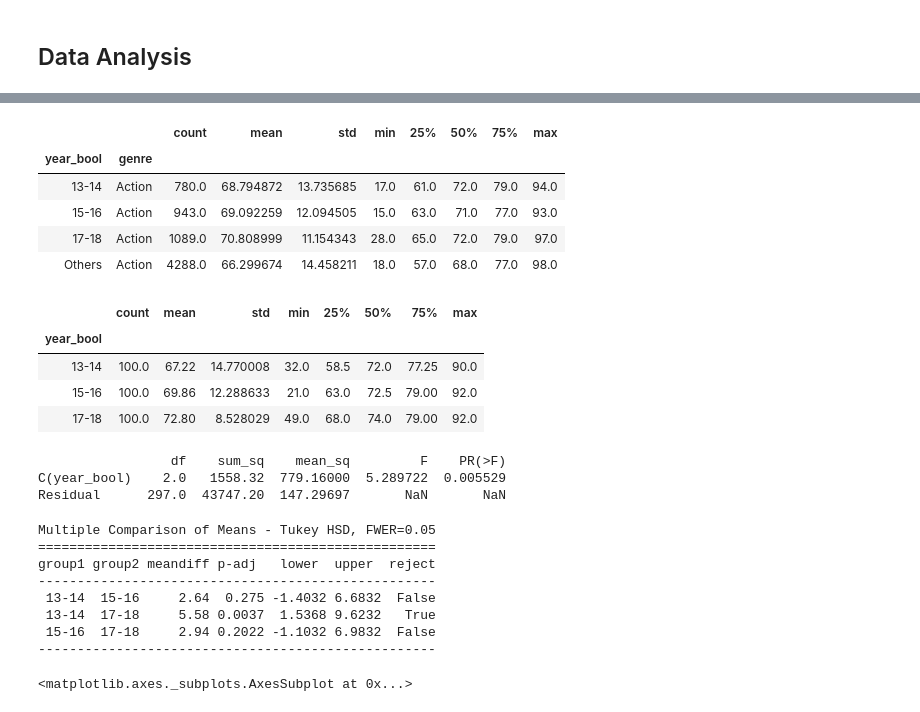
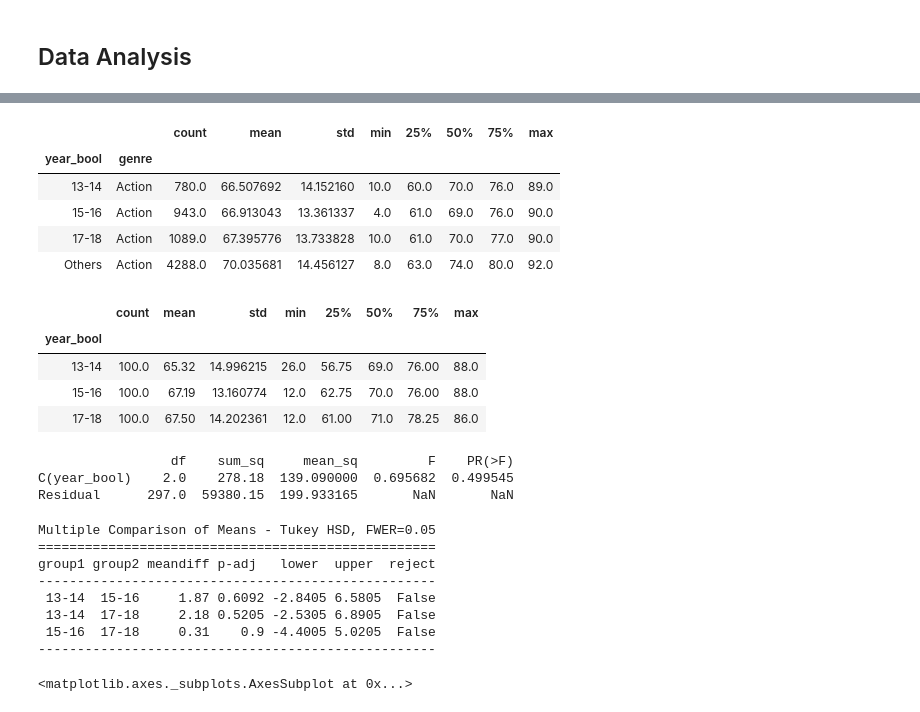
Before and after one commit to songyingho/metacritic_games_statistics, a Jupyter notebook: index.ipynb, the cells around one changed output, grey strips where cells are left out. Cells and saved outputs as stored; diff of their text form; code cells hidden in the pictures.

```diff
--- a/index.ipynb
+++ b/index.ipynb
@@ -197,14 +235,14 @@ df.head()
 | 4 | Quake | PC | id Software | id Software | Action | Mature 17+ | 1996 | Others | 94 | ... |
 # %%
 actiondf = df[df.genre == 'Action']
-actiondf.metascore.groupby([df.year_bool,df.genre]).describe()
+actiondf.user_score.groupby([df.year_bool,df.genre]).describe()
 # %% [output]
 |  |  | count | mean | std | min | 25% | 50% | 75% | max |
 | year_bool | genre |  |  |  |  |  |  |  |  |
-| 13-14 | Action | 780.0 | 68.794872 | 13.735685 | 17.0 | 61.0 | 72.0 | 79.0 | 94.0 |
-| 15-16 | Action | 943.0 | 69.092259 | 12.094505 | 15.0 | 63.0 | 71.0 | 77.0 | 93.0 |
-| 17-18 | Action | 1089.0 | 70.808999 | 11.154343 | 28.0 | 65.0 | 72.0 | 79.0 | 97.0 |
-| Others | Action | 4288.0 | 66.299674 | 14.458211 | 18.0 | 57.0 | 68.0 | 77.0 | 98.0 |
+| 13-14 | Action | 780.0 | 66.507692 | 14.152160 | 10.0 | 60.0 | 70.0 | 76.0 | 89.0 |
+| 15-16 | Action | 943.0 | 66.913043 | 13.361337 | 4.0 | 61.0 | 69.0 | 76.0 | 90.0 |
+| 17-18 | Action | 1089.0 | 67.395776 | 13.733828 | 10.0 | 61.0 | 70.0 | 77.0 | 90.0 |
+| Others | Action | 4288.0 | 70.035681 | 14.456127 | 8.0 | 63.0 | 74.0 | 80.0 | 92.0 |
 # %%
 actiondf_1314 = actiondf[actiondf['year_bool'] == '13-14']
 actiondf_1516 = actiondf[actiondf['year_bool'] == '15-16']
@@ -216,24 +254,24 @@ sample_1718 = actiondf_1718.sample(100)
 # %%
 sample_merged = pd.concat([sample_1314, sample_1516, sample_1718])
 # %%
-sample_merged['metascore'].groupby(by = sample_merged.year_bool).describe()
+sample_merged['user_score'].groupby(by = sample_merged.year_bool).describe()
 # %% [output]
 |  | count | mean | std | min | 25% | 50% | 75% | max |
 | year_bool |  |  |  |  |  |  |  |  |
-| 13-14 | 100.0 | 67.22 | 14.770008 | 32.0 | 58.5 | 72.0 | 77.25 | 90.0 |
-| 15-16 | 100.0 | 69.86 | 12.288633 | 21.0 | 63.0 | 72.5 | 79.00 | 92.0 |
-| 17-18 | 100.0 | 72.80 | 8.528029 | 49.0 | 68.0 | 74.0 | 79.00 | 92.0 |
+| 13-14 | 100.0 | 65.32 | 14.996215 | 26.0 | 56.75 | 69.0 | 76.00 | 88.0 |
+| 15-16 | 100.0 | 67.19 | 13.160774 | 12.0 | 62.75 | 70.0 | 76.00 | 88.0 |
+| 17-18 | 100.0 | 67.50 | 14.202361 | 12.0 | 61.00 | 71.0 | 78.25 | 86.0 |
 # %%
-formula = 'metascore ~ C(year_bool)'
+formula = 'user_score ~ C(year_bool)'
 lm = ols(formula, sample_merged).fit()
 table = sm.stats.anova_lm(lm, typ=1)
 print(table)
 # %% [output]
-                 df    sum_sq    mean_sq         F    PR(>F)
-C(year_bool)    2.0   1558.32  779.16000  5.289722  0.005529
-Residual      297.0  43747.20  147.29697       NaN       NaN
+                 df    sum_sq     mean_sq         F    PR(>F)
+C(year_bool)    2.0    278.18  139.090000  0.695682  0.499545
+Residual      297.0  59380.15  199.933165       NaN       NaN
 # %%
-mc = MultiComparison(sample_merged.metascore, sample_merged.year_bool)
+mc = MultiComparison(sample_merged.user_score, sample_merged.year_bool)
 mc_results = mc.tukeyhsd()
 print(mc_results)
 # %% [output]
@@ -241,9 +279,9 @@ Multiple Comparison of Means - Tukey HSD, FWER=0.05
 ===================================================
 group1 group2 meandiff p-adj   lower  upper  reject
 ---------------------------------------------------
- 13-14  15-16     2.64  0.275 -1.4032 6.6832  False
- 13-14  17-18     5.58 0.0037  1.5368 9.6232   True
- 15-16  17-18     2.94 0.2022 -1.1032 6.9832  False
+ 13-14  15-16     1.87 0.6092 -2.8405 6.5805  False
+ 13-14  17-18     2.18 0.5205 -2.5305 6.8905  False
+ 15-16  17-18     0.31    0.9 -4.4005 5.0205  False
 ---------------------------------------------------
 # %%
 fig = plt.subplots(figsize = (10,10))
```
Also changed, not shown: parts of 30 cells of this notebook.
